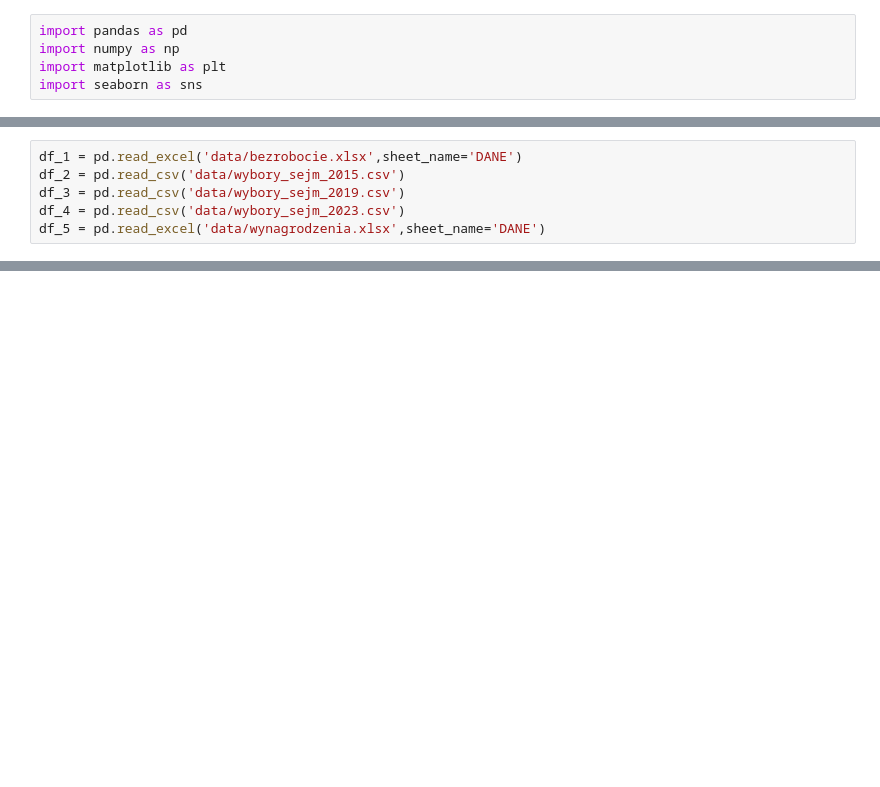
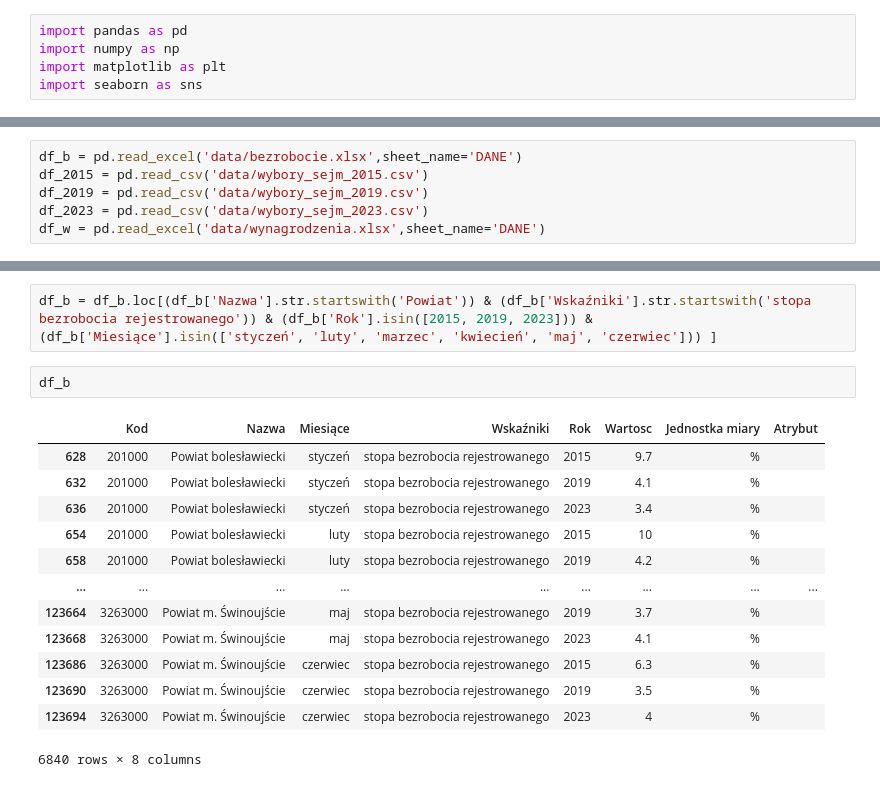
Before and after one commit to witkowskikarol/pyth_pr1, a Jupyter notebook: p1_checkdata.ipynb, the cells around one changed output, grey strips where cells are left out. Drawn from its saved outputs; the diff is of its cells as text; blank space fills up the shorter version.

```diff
--- a/p1_checkdata.ipynb
+++ b/p1_checkdata.ipynb
@@ -9,6 +82,6 @@ import seaborn as sns
 # %%
-df_1 = pd.read_excel('data/bezrobocie.xlsx',sheet_name='DANE')
-df_2 = pd.read_csv('data/wybory_sejm_2015.csv')
-df_3 = pd.read_csv('data/wybory_sejm_2019.csv')
-df_4 = pd.read_csv('data/wybory_sejm_2023.csv')
-df_5 = pd.read_excel('data/wynagrodzenia.xlsx',sheet_name='DANE')
+df_b = pd.read_excel('data/bezrobocie.xlsx',sheet_name='DANE')
+df_2015 = pd.read_csv('data/wybory_sejm_2015.csv')
+df_2019 = pd.read_csv('data/wybory_sejm_2019.csv')
+df_2023 = pd.read_csv('data/wybory_sejm_2023.csv')
+df_w = pd.read_excel('data/wynagrodzenia.xlsx',sheet_name='DANE')
@@ -32,0 +106,18 @@ memory usage: 7.6+ MB
+# %%
+df_b = df_b.loc[(df_b['Nazwa'].str.startswith('Powiat')) & (df_b['Wskaźniki'].str.startswith('stopa bezrobocia rejestrowanego')) & (df_b['Rok'].isin([2015, 2019, 2023])) & (df_b['Miesiące'].isin(['styczeń', 'luty', 'marzec', 'kwiecień', 'maj', 'czerwiec'])) ]
+# %%
+df_b
+# %% [output]
+|  | Kod | Nazwa | Miesiące | Wskaźniki | Rok | Wartosc | Jednostka miary | Atrybut |
+| 628 | 201000 | Powiat bolesławiecki | styczeń | stopa bezrobocia rejestrowanego | 2015 | 9.7 | % |  |
+| 632 | 201000 | Powiat bolesławiecki | styczeń | stopa bezrobocia rejestrowanego | 2019 | 4.1 | % |  |
+| 636 | 201000 | Powiat bolesławiecki | styczeń | stopa bezrobocia rejestrowanego | 2023 | 3.4 | % |  |
+| 654 | 201000 | Powiat bolesławiecki | luty | stopa bezrobocia rejestrowanego | 2015 | 10 | % |  |
+| 658 | 201000 | Powiat bolesławiecki | luty | stopa bezrobocia rejestrowanego | 2019 | 4.2 | % |  |
+| ... | ... | ... | ... | ... | ... | ... | ... | ... |
+| 123664 | 3263000 | Powiat m. Świnoujście | maj | stopa bezrobocia rejestrowanego | 2019 | 3.7 | % |  |
+| 123668 | 3263000 | Powiat m. Świnoujście | maj | stopa bezrobocia rejestrowanego | 2023 | 4.1 | % |  |
+| 123686 | 3263000 | Powiat m. Świnoujście | czerwiec | stopa bezrobocia rejestrowanego | 2015 | 6.3 | % |  |
+| 123690 | 3263000 | Powiat m. Świnoujście | czerwiec | stopa bezrobocia rejestrowanego | 2019 | 3.5 | % |  |
+| 123694 | 3263000 | Powiat m. Świnoujście | czerwiec | stopa bezrobocia rejestrowanego | 2023 | 4 | % |  |
+6840 rows × 8 columns
```
Also changed, not shown: parts of 17 cells of this notebook.
